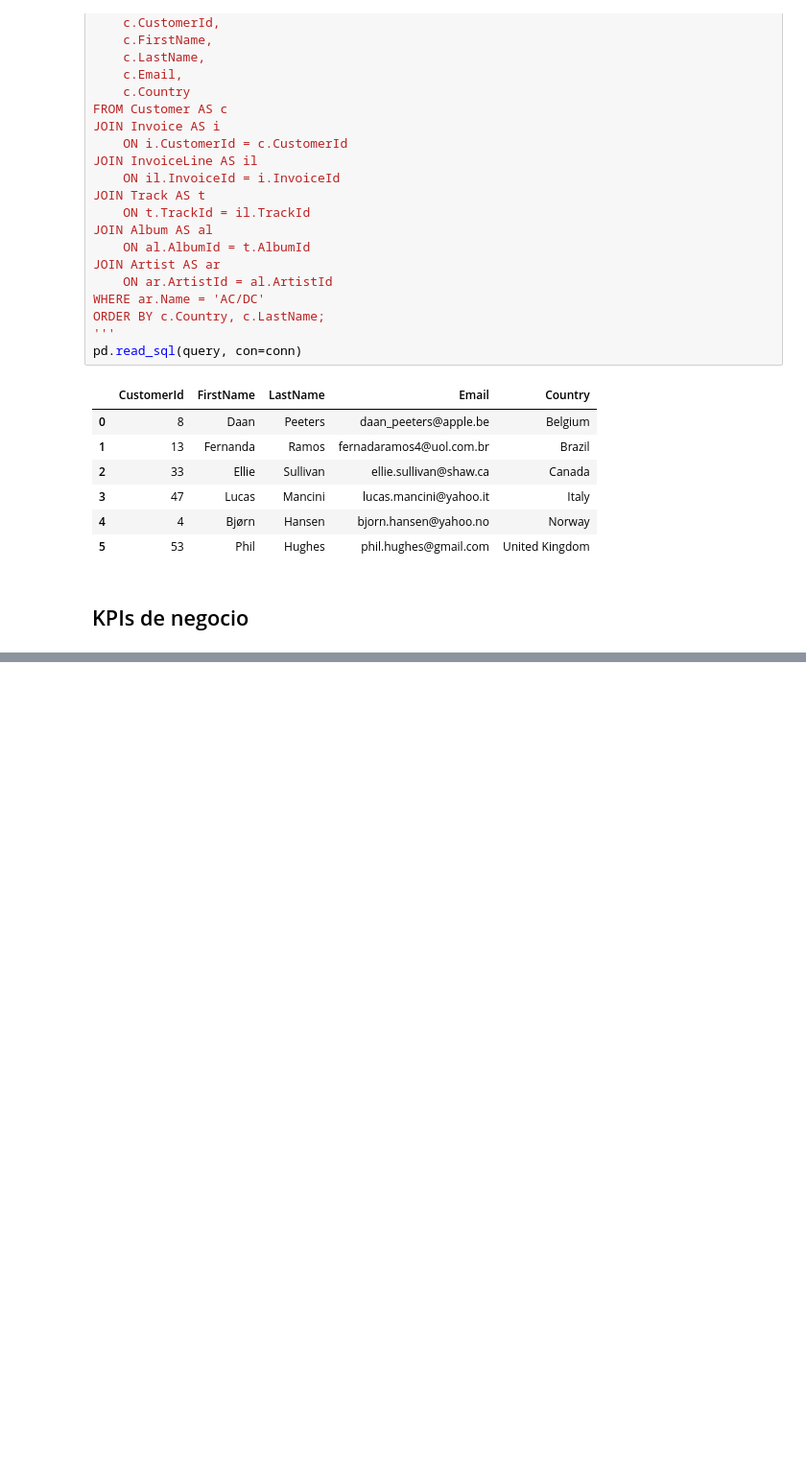
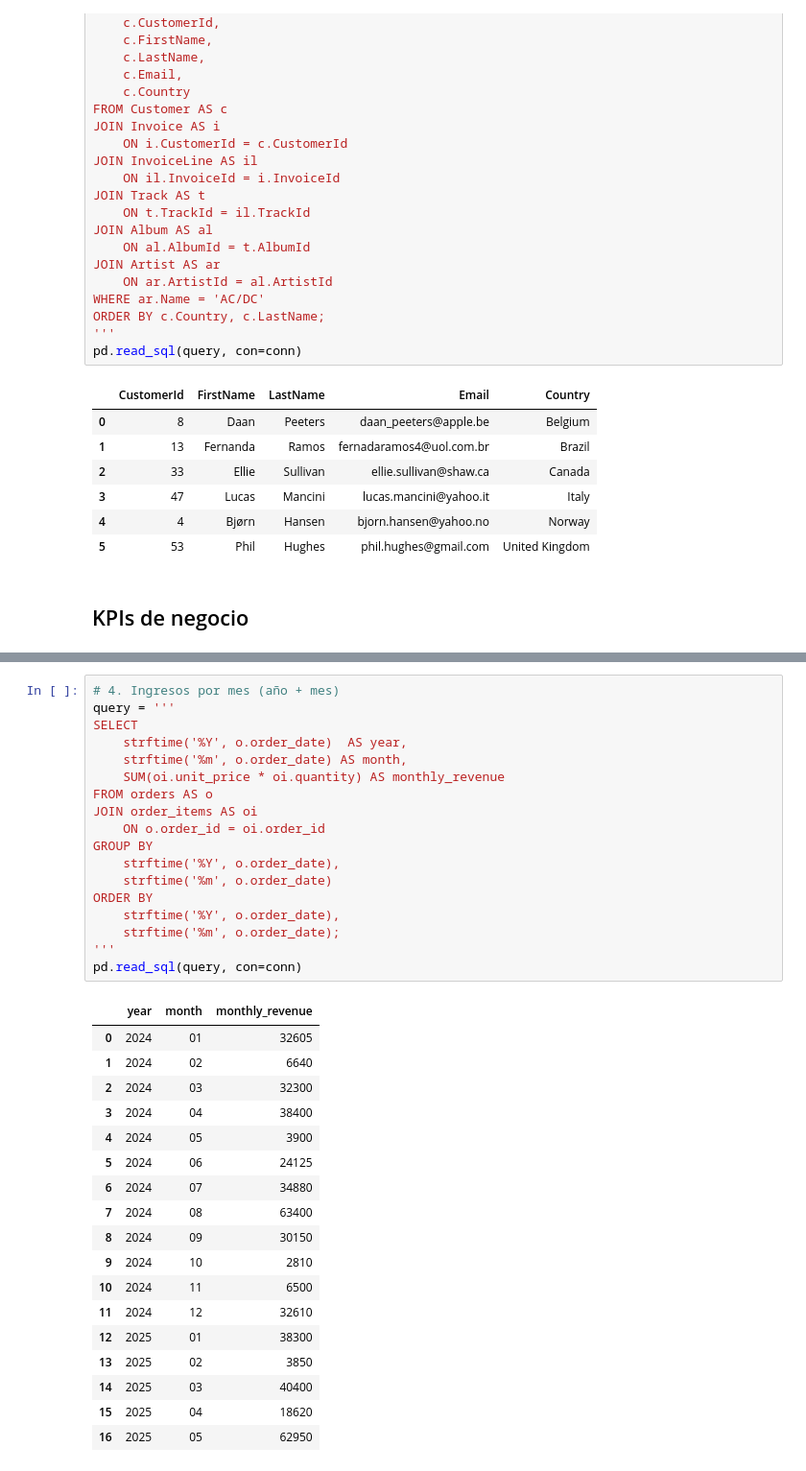
Before and after one commit to gbuvoli/DA_T8, a Jupyter notebook: Sprint3_semana2.ipynb, the cells around one changed output, grey strips where cells are left out. Shown at 96% size. Drawn from its saved outputs; the diff is of its cells as text; blank space fills up the shorter version.

```diff
--- a/Sprint3_semana2.ipynb
+++ b/Sprint3_semana2.ipynb
@@ -993,0 +1393,37 @@ Una subconsulta **es una consulta SQL anidada dentro de otra.** Se usa cuando ne
+# %%
+# 4. Ingresos por mes (año + mes)
+query = '''
+SELECT
+    strftime('%Y', o.order_date)  AS year,
+    strftime('%m', o.order_date) AS month,
+    SUM(oi.unit_price * oi.quantity) AS monthly_revenue
+FROM orders AS o
+JOIN order_items AS oi
+    ON o.order_id = oi.order_id
+GROUP BY
+    strftime('%Y', o.order_date),
+    strftime('%m', o.order_date)
+ORDER BY
+    strftime('%Y', o.order_date),
+    strftime('%m', o.order_date);
+'''
+pd.read_sql(query, con=conn)
+# %% [output]
+|  | year | month | monthly_revenue |
+| 0 | 2024 | 01 | 32605 |
+| 1 | 2024 | 02 | 6640 |
+| 2 | 2024 | 03 | 32300 |
+| 3 | 2024 | 04 | 38400 |
+| 4 | 2024 | 05 | 3900 |
+| 5 | 2024 | 06 | 24125 |
+| 6 | 2024 | 07 | 34880 |
+| 7 | 2024 | 08 | 63400 |
+| 8 | 2024 | 09 | 30150 |
+| 9 | 2024 | 10 | 2810 |
+| 10 | 2024 | 11 | 6500 |
+| 11 | 2024 | 12 | 32610 |
+| 12 | 2025 | 01 | 38300 |
+| 13 | 2025 | 02 | 3850 |
+| 14 | 2025 | 03 | 40400 |
+| 15 | 2025 | 04 | 18620 |
+| 16 | 2025 | 05 | 62950 |
```
Also changed, not shown: parts of 18 cells of this notebook, 1 other file.
